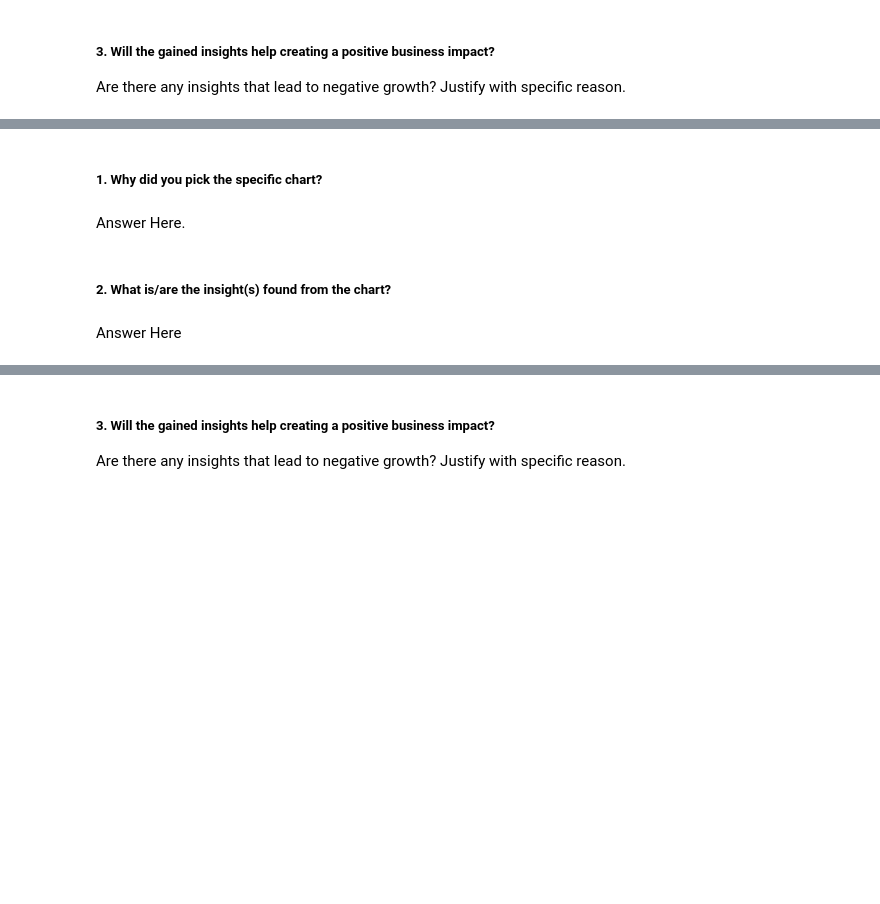
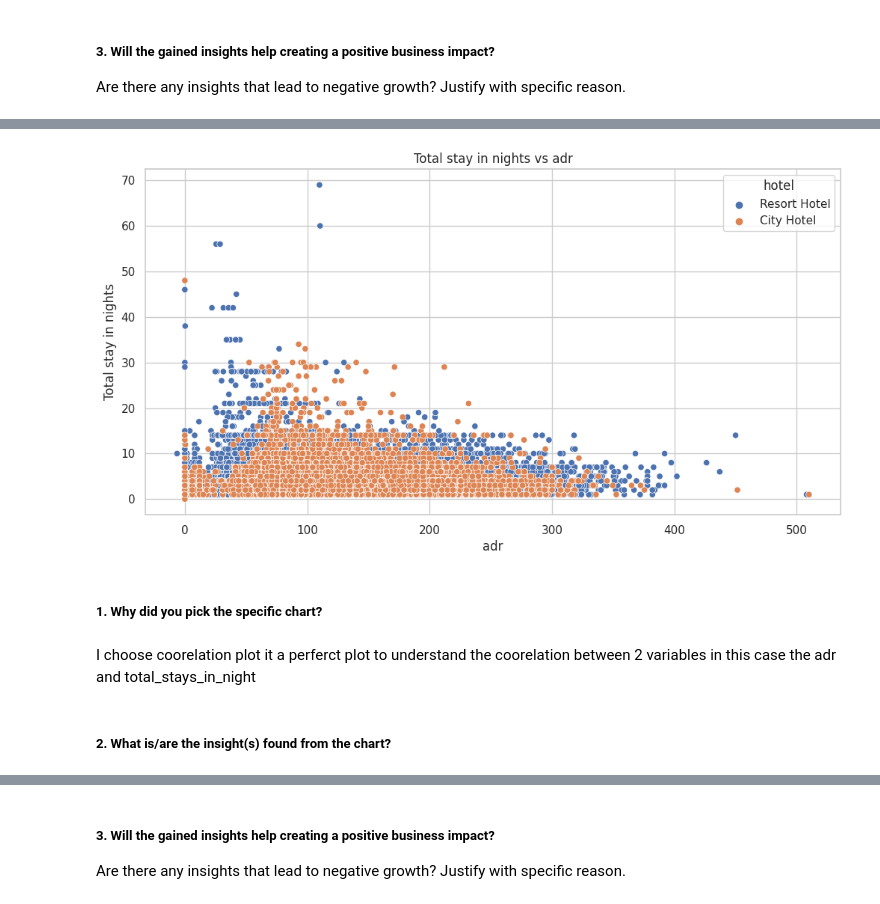
Before and after one commit to RiteshBorude/Hotel_Booking_Analysis, a Jupyter notebook: Ritesh_Borude_EDA.ipynb, the cells around one changed output, grey strips where cells are left out. Saved outputs shown, nothing was run; the diff lists cells and outputs as text; code cells hidden in the pictures; blank space fills up the shorter version.

```diff
--- a/Ritesh_Borude_EDA.ipynb
+++ b/Ritesh_Borude_EDA.ipynb
@@ -767,8 +795,27 @@ Answer Here
+# %%
+# We see that there is a outlier, lets remove the oulier to get a better plot
+df.drop(df[df['adr'] > 1000].index, inplace = True)
+# %%
+# Chart - 7 visualization code
+# prepare data
+# Plot the data
+
+# Plot the data
+plt.figure(figsize = (12,6))
+sns.scatterplot(data = df ,x = 'adr',y = 'total_stay_in_nights', hue = 'hotel')
+
+# Change/Customize the plot
+plt.title('Total stay in nights vs adr')
+plt.xlabel('adr')
+plt.ylabel('Total stay in nights')
+
+# Shave/show the plot
+plt.show()
+# %% [output]
+[figure, added]
 # %% [markdown]
 ##### 1. Why did you pick the specific chart?
-# %% [markdown]
-Answer Here.
+# %% [markdown]
+I choose coorelation plot it a perferct plot to understand the coorelation between 2 variables in this case the adr and total_stays_in_night
 # %% [markdown]
 ##### 2. What is/are the insight(s) found from the chart?
-# %% [markdown]
-Answer Here
```
Also changed, not shown: parts of 99 cells of this notebook.
